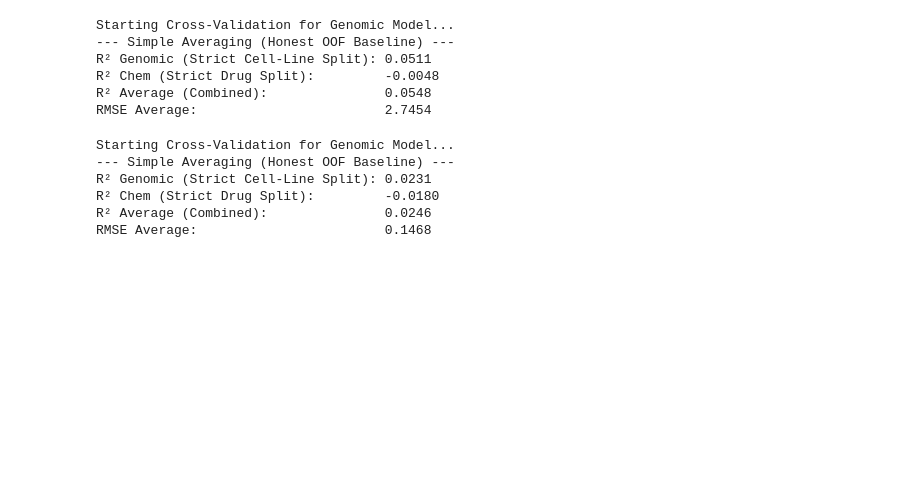
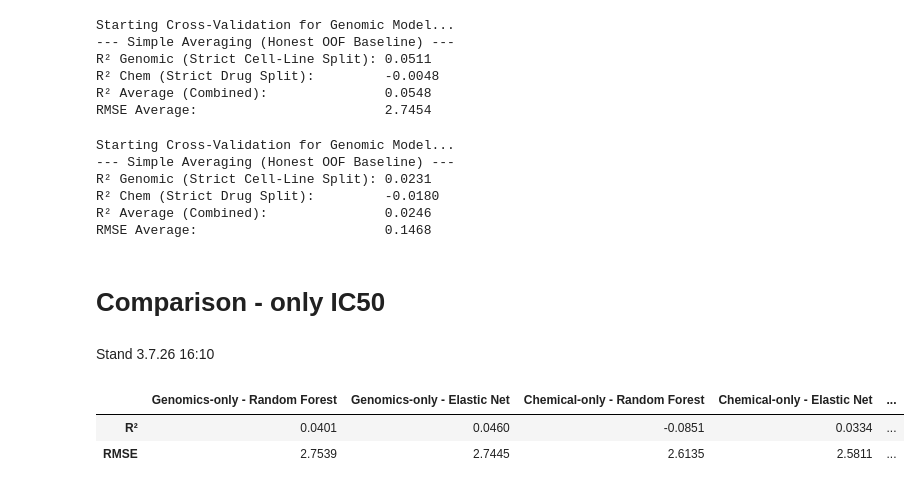
Before and after one commit to s-juross/projekt_genomforschung, a Jupyter notebook: fusion.ipynb, the cells around one changed output. Drawn from its saved outputs; the diff is of its cells as text; code cells hidden in the pictures; blank space fills up the shorter version.

```diff
--- a/fusion.ipynb
+++ b/fusion.ipynb
@@ -608,3 +532,26 @@ R² Genomic (Strict Cell-Line Split): 0.0231
 R² Chem (Strict Drug Split):         -0.0180
 R² Average (Combined):               0.0246
 RMSE Average:                        0.1468
+# %% [markdown]
+# Comparison - only IC50
+# %% [markdown]
+Stand 3.7.26 16:10
+# %%
+data = {"Genomics-only - Random Forest": {"R²": 0.0401, "RMSE": 2.7539},
+        "Genomics-only - Elastic Net": {"R²": 0.0460, "RMSE": 2.7445},
+        "Chemical-only - Random Forest": {"R²": -0.0851, "RMSE": 2.6135},
+        "Chemical-only - Elastic Net": {"R²": 0.0334, "RMSE": 2.5811},
+        "Early fusion - Random Forest": {"R²": 0.1025, "RMSE": 2.4872},
+           "Early fusion - Elastic Net": {"R²": 0.1034, "RMSE": 2.4860},
+           "Late fusion LR - Random Forest": {"R²": 0.0577, "RMSE": 2.7276},
+           "Late fusion LR - Elastic Net": {"R²": 0.0682, "RMSE": 2.7123},
+           "Late fusion Avg - Random Forest": {"R²": 0.0548, "RMSE": 2.7454},
+           "Late fusion Avg - Elastic Net": {"R²": 0.0805, "RMSE": 2.7079},
+           "Attention-based fusion": {"R²": 0, "RMSE": 0}
+            }
+results = pd.DataFrame(data)
+results
+# %% [output]
+|  | Genomics-only - Random Forest | Genomics-only - Elastic Net | Chemical-only - Random Forest | Chemical-only - Elastic Net | ... |
+| R² | 0.0401 | 0.0460 | -0.0851 | 0.0334 | ... |
+| RMSE | 2.7539 | 2.7445 | 2.6135 | 2.5811 | ... |
```
Also changed, not shown: parts of 8 cells of this notebook.
